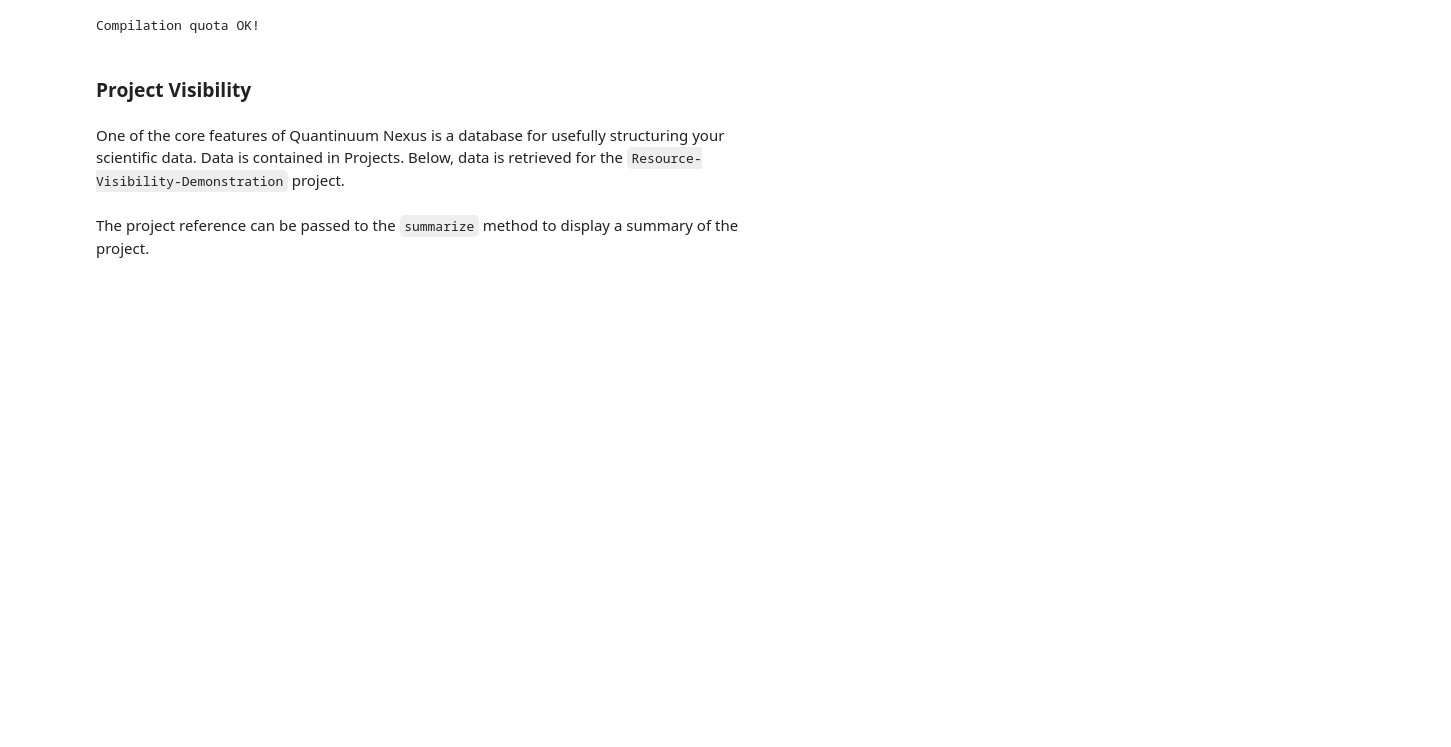
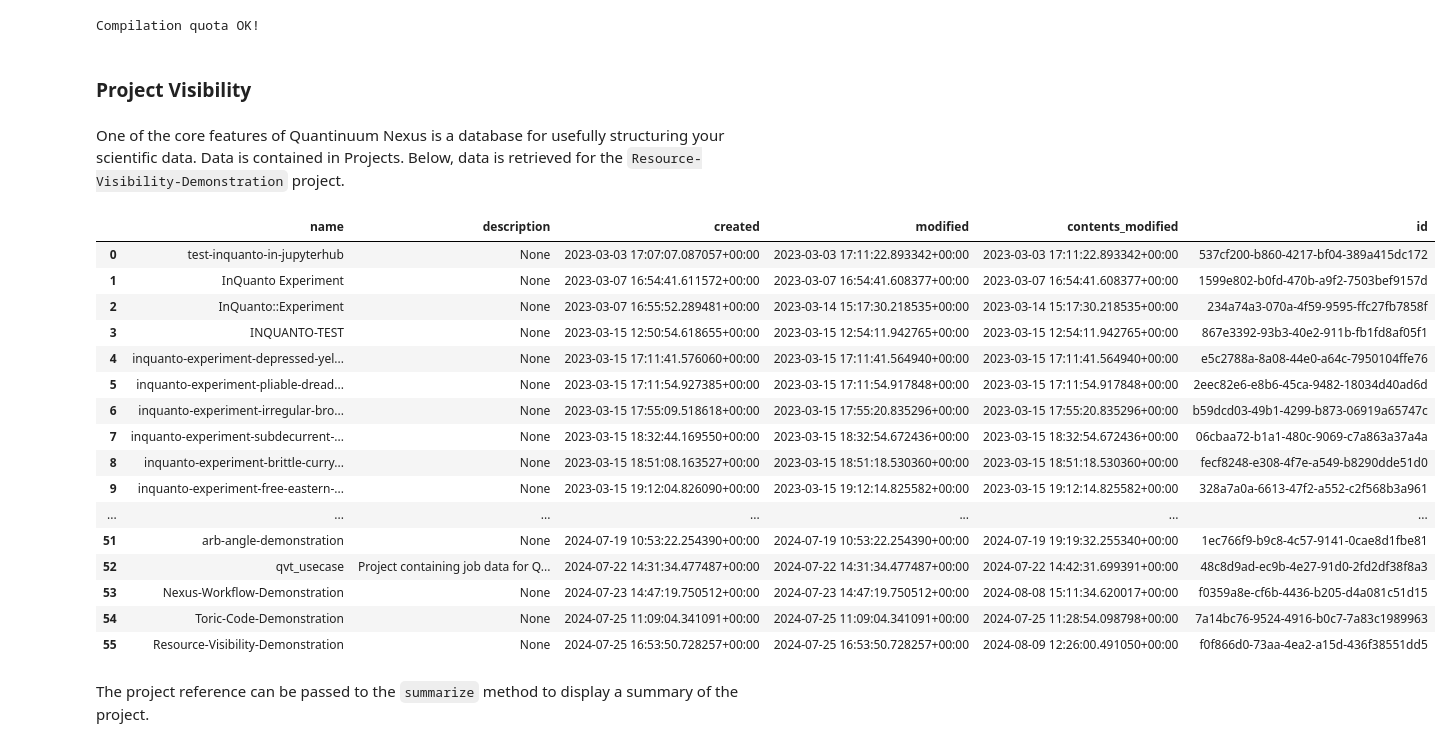
Before and after one commit to CQCL/h-series-august-2024-workshop, a Jupyter notebook: Quantinuum_hseries_resource_visibility.ipynb, the cells around one changed output. Saved outputs shown, nothing was run; the diff lists cells and outputs as text; code cells hidden in the pictures; blank space fills up the shorter version.

```diff
--- a/Quantinuum_hseries_resource_visibility.ipynb
+++ b/Quantinuum_hseries_resource_visibility.ipynb
@@ -327 +331,23 @@ One of the core features of Quantinuum Nexus is a database for usefully structur
+# %%
+project_iterator = qnexus.projects.get_all()
+# %%
+project_iterator.df()
+# %% [output]
+|  | name | description | created | modified | contents_modified | id |
+| 0 | test-inquanto-in-jupyterhub | None | 2023-03-03 17:07:07.087057+00:00 | 2023-03-03 17:11:22.893342+00:00 | 2023-03-03 17:11:22.893342+00:00 | 537cf200-b860-4217-bf04-389a415dc172 |
+| 1 | InQuanto Experiment | None | 2023-03-07 16:54:41.611572+00:00 | 2023-03-07 16:54:41.608377+00:00 | 2023-03-07 16:54:41.608377+00:00 | 1599e802-b0fd-470b-a9f2-7503bef9157d |
+| 2 | InQuanto::Experiment | None | 2023-03-07 16:55:52.289481+00:00 | 2023-03-14 15:17:30.218535+00:00 | 2023-03-14 15:17:30.218535+00:00 | 234a74a3-070a-4f59-9595-ffc27fb7858f |
+| 3 | INQUANTO-TEST | None | 2023-03-15 12:50:54.618655+00:00 | 2023-03-15 12:54:11.942765+00:00 | 2023-03-15 12:54:11.942765+00:00 | 867e3392-93b3-40e2-911b-fb1fd8af05f1 |
+| 4 | inquanto-experiment-depressed-yel... | None | 2023-03-15 17:11:41.576060+00:00 | 2023-03-15 17:11:41.564940+00:00 | 2023-03-15 17:11:41.564940+00:00 | e5c2788a-8a08-44e0-a64c-7950104ffe76 |
+| 5 | inquanto-experiment-pliable-dread... | None | 2023-03-15 17:11:54.927385+00:00 | 2023-03-15 17:11:54.917848+00:00 | 2023-03-15 17:11:54.917848+00:00 | 2eec82e6-e8b6-45ca-9482-18034d40ad6d |
+| 6 | inquanto-experiment-irregular-bro... | None | 2023-03-15 17:55:09.518618+00:00 | 2023-03-15 17:55:20.835296+00:00 | 2023-03-15 17:55:20.835296+00:00 | b59dcd03-49b1-4299-b873-06919a65747c |
+| 7 | inquanto-experiment-subdecurrent-... | None | 2023-03-15 18:32:44.169550+00:00 | 2023-03-15 18:32:54.672436+00:00 | 2023-03-15 18:32:54.672436+00:00 | 06cbaa72-b1a1-480c-9069-c7a863a37a4a |
+| 8 | inquanto-experiment-brittle-curry... | None | 2023-03-15 18:51:08.163527+00:00 | 2023-03-15 18:51:18.530360+00:00 | 2023-03-15 18:51:18.530360+00:00 | fecf8248-e308-4f7e-a549-b8290dde51d0 |
+| 9 | inquanto-experiment-free-eastern-... | None | 2023-03-15 19:12:04.826090+00:00 | 2023-03-15 19:12:14.825582+00:00 | 2023-03-15 19:12:14.825582+00:00 | 328a7a0a-6613-47f2-a552-c2f568b3a961 |
+| ... | ... | ... | ... | ... | ... | ... |
+| 51 | arb-angle-demonstration | None | 2024-07-19 10:53:22.254390+00:00 | 2024-07-19 10:53:22.254390+00:00 | 2024-07-19 19:19:32.255340+00:00 | 1ec766f9-b9c8-4c57-9141-0cae8d1fbe81 |
+| 52 | qvt_usecase | Project containing job data for Q... | 2024-07-22 14:31:34.477487+00:00 | 2024-07-22 14:31:34.477487+00:00 | 2024-07-22 14:42:31.699391+00:00 | 48c8d9ad-ec9b-4e27-91d0-2fd2df38f8a3 |
+| 53 | Nexus-Workflow-Demonstration | None | 2024-07-23 14:47:19.750512+00:00 | 2024-07-23 14:47:19.750512+00:00 | 2024-08-08 15:11:34.620017+00:00 | f0359a8e-cf6b-4436-b205-d4a081c51d15 |
+| 54 | Toric-Code-Demonstration | None | 2024-07-25 11:09:04.341091+00:00 | 2024-07-25 11:09:04.341091+00:00 | 2024-07-25 11:28:54.098798+00:00 | 7a14bc76-9524-4916-b0c7-7a83c1989963 |
+| 55 | Resource-Visibility-Demonstration | None | 2024-07-25 16:53:50.728257+00:00 | 2024-07-25 16:53:50.728257+00:00 | 2024-08-09 12:26:00.491050+00:00 | f0f866d0-73aa-4ea2-a15d-436f38551dd5 |
 # %%
```
Also changed, not shown: parts of 12 cells of this notebook, 2 other files.
